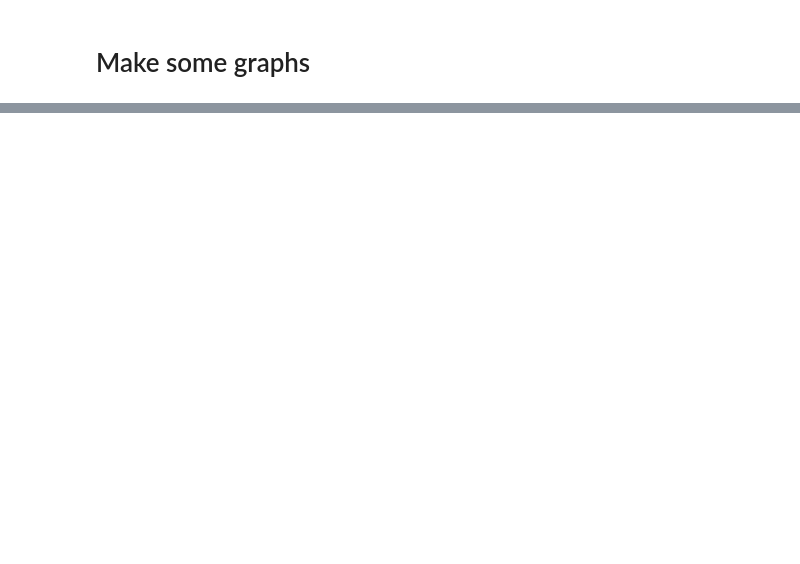
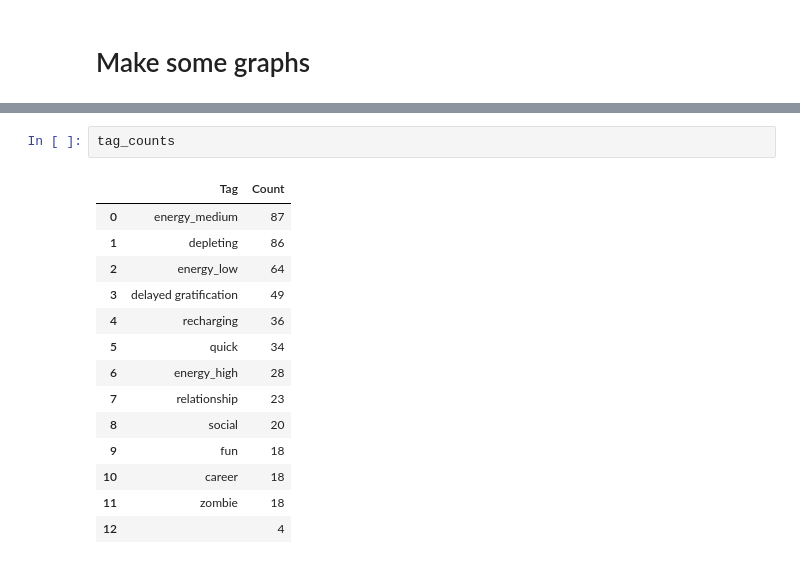
Before and after one commit to avryluy/TaskEnergySystem-ToDoIst, a Jupyter notebook: testing-ground.ipynb, the cells around one changed output, grey strips where cells are left out. Drawn from its saved outputs; the diff is of its cells as text; blank space fills up the shorter version.

```diff
--- a/testing-ground.ipynb
+++ b/testing-ground.ipynb
@@ -250,0 +304,17 @@ Task 6ghm8qM9qvGWcwF5 not in existing tasks
+# %%
+tag_counts
+# %% [output]
+|  | Tag | Count |
+| 0 | energy_medium | 87 |
+| 1 | depleting | 86 |
+| 2 | energy_low | 64 |
+| 3 | delayed gratification | 49 |
+| 4 | recharging | 36 |
+| 5 | quick | 34 |
+| 6 | energy_high | 28 |
+| 7 | relationship | 23 |
+| 8 | social | 20 |
+| 9 | fun | 18 |
+| 10 | career | 18 |
+| 11 | zombie | 18 |
+| 12 |  | 4 |
```
Also changed, not shown: parts of 11 cells of this notebook.
